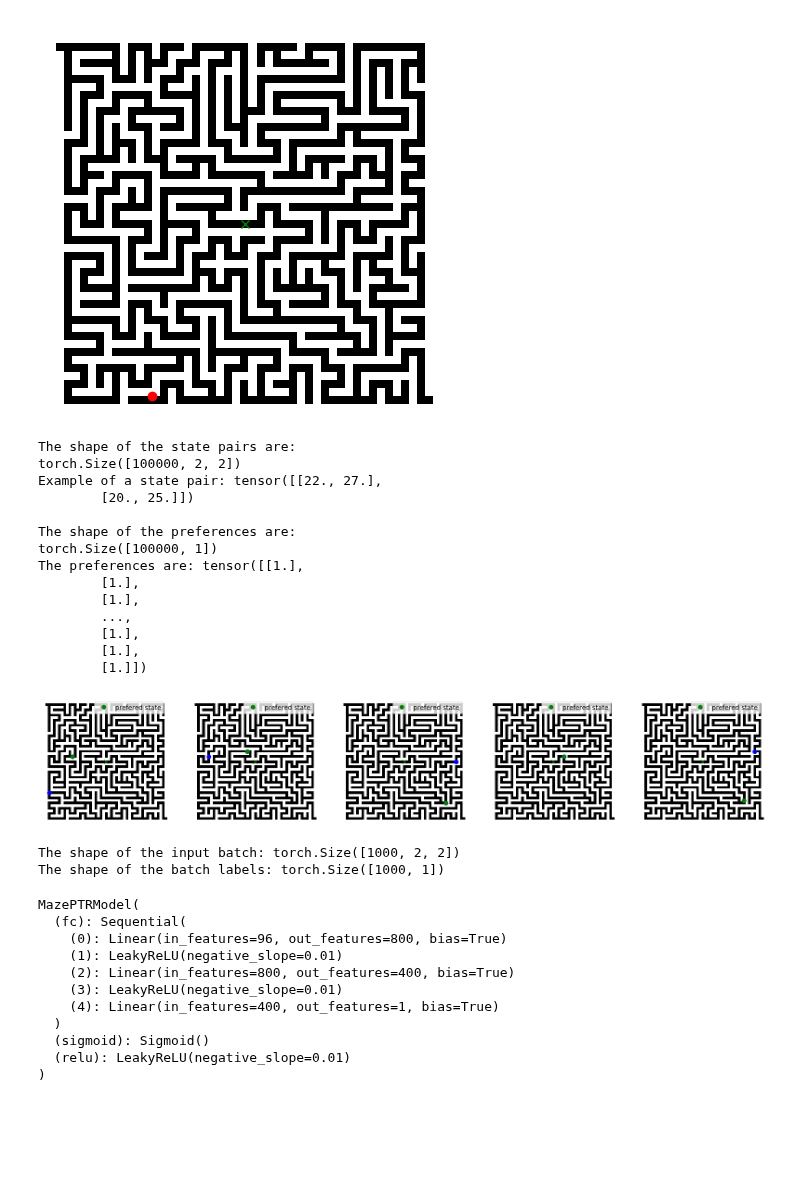
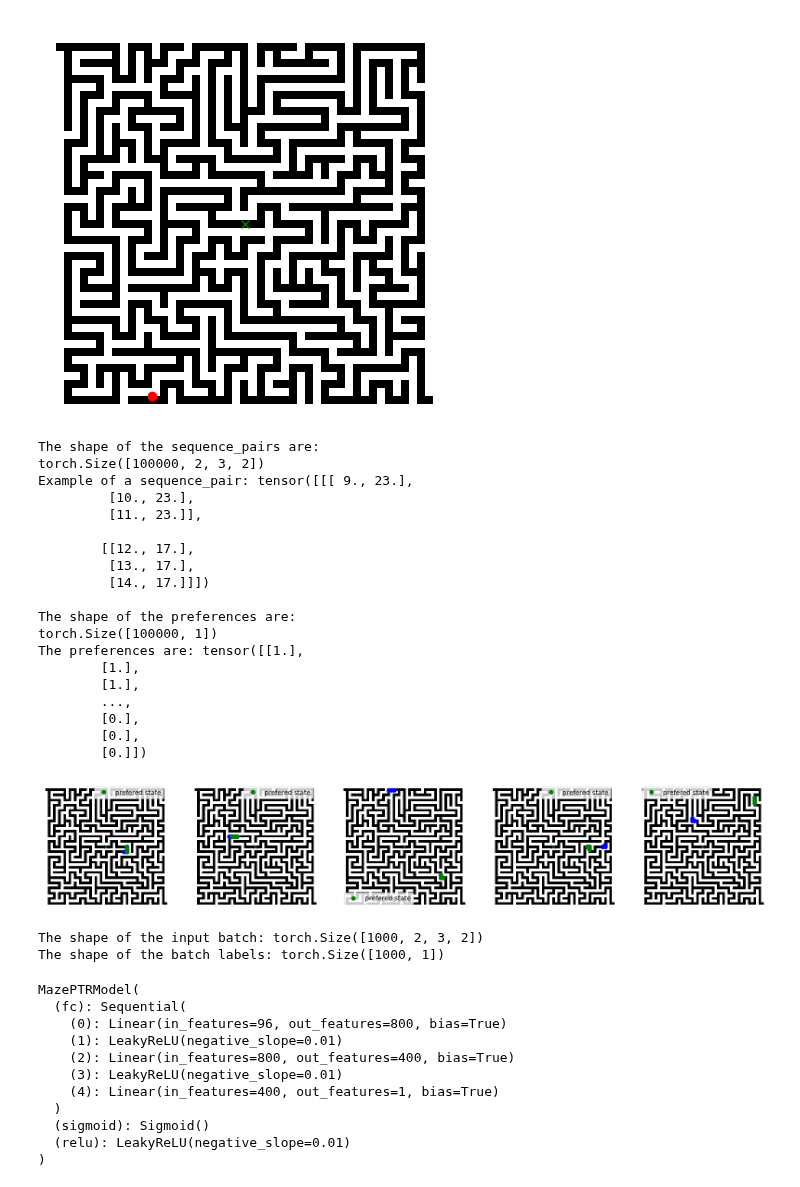
Before and after one commit to Alex427427427/2023_SRP_long_horizon, a Jupyter notebook: maze_world/3_maze_PTR_training.ipynb, the cells around one changed output. Drawn from its saved outputs; the diff is of its cells as text; code cells hidden in the pictures; blank space fills up the shorter version.

Commit message:
altered ptr data and model structure so that sequences can be compared

```diff
--- a/maze_world/3_maze_PTR_training.ipynb
+++ b/maze_world/3_maze_PTR_training.ipynb
@@ -35,58 +21,63 @@ env.plot()
 # %% [output]
 [figure]
 # %%
-# load the state_pairs and preferences.pt
-state_pairs = torch.load(f'{folder}/state_pairs.pt')
+# load the sequence_pairs and preferences.pt
+sequence_pairs = torch.load(f'{folder}/sequence_pairs.pt')
 preferences = torch.load(f'{folder}/preferences.pt')
 
-print("The shape of the state pairs are: \n" + str(state_pairs.size()))
-print("Example of a state pair: " + str(state_pairs[0]))
+print("The shape of the sequence_pairs are: \n" + str(sequence_pairs.size()))
+print("Example of a sequence_pair: " + str(sequence_pairs[0]))
 print("")
 print("The shape of the preferences are: \n" + str(preferences.size()))
 print("The preferences are: " + str(preferences))
 
-num_pairs = state_pairs.size()[0]
+num_pairs = sequence_pairs.size()[0]
 # select 5 random pairs of states, and colour the state that is prefered in green
 num_plot = 5
 # create subplots
 fig, axs = plt.subplots(1, num_plot, figsize=(20,5))
-# plot each state pair
+# plot each sequence_pair
 for i in range(num_plot):
-    # randomly choose a state pair
+    # randomly choose a sequence_pair
     idx = np.random.randint(num_pairs)
-    s1 = state_pairs[idx,0,:]
-    s2 = state_pairs[idx,1,:]
+    s1 = sequence_pairs[idx,0,:]
+    s2 = sequence_pairs[idx,1,:]
     p = preferences[idx,0]
     # plot the first state
     axs[i].imshow(env.occ_map.T, origin="lower",extent=[0,env.Nx,0,env.Ny], cmap='gray')
     axs[i].plot(env.gx+0.5,env.gy+0.5,'gx') # goal location
-    axs[i].plot(s1[0]+0.5,s1[1]+0.5,'bo')
+    axs[i].plot(s1[:,0]+0.5,s1[:,1]+0.5,'bo')
     # plot the second state
-    axs[i].plot(s2[0]+0.5,s2[1]+0.5,'bo')
+    axs[i].plot(s2[:,0]+0.5,s2[:,1]+0.5,'bo')
     # plot the prefered state in green
     if p == 0:
-        axs[i].plot(s1[0]+0.5,s1[1]+0.5,'go', label='prefered state')
+        axs[i].plot(s1[:,0]+0.5,s1[:,1]+0.5,'go', label='prefered state')
     else:
-        axs[i].plot(s2[0]+0.5,s2[1]+0.5,'go', label='prefered state')
+        axs[i].plot(s2[:,0]+0.5,s2[:,1]+0.5,'go', label='prefered state')
     # finish up the rest of the plot settings
     axs[i].legend()
     axs[i].axis('off')
 # %% [output]
-The shape of the state pairs are:
-torch.Size([100000, 2, 2])
-Example of a state pair: tensor([[22., 27.],
-        [20., 25.]])
+The shape of the sequence_pairs are:
+torch.Size([100000, 2, 3, 2])
+Example of a sequence_pair: tensor([[[ 9., 23.],
+         [10., 23.],
+         [11., 23.]],
+
+        [[12., 17.],
+         [13., 17.],
+         [14., 17.]]])
 
 The shape of the preferences are:
 torch.Size([100000, 1])
 The preferences are: tensor([[1.],
         [1.],
         [1.],
         ...,
-        [1.],
-        [1.],
-        [1.]])
+        [0.],
+        [0.],
+        [0.]])
-[figure, old version]
+[figure, new version]
 # %%
 # create dataset
 from torch.utils.data import DataLoader
@@ -105,5 +96,5 @@ class PreferenceDataset(Dataset):
 # %%
-dataset = PreferenceDataset(state_pairs, preferences)
+dataset = PreferenceDataset(sequence_pairs, preferences)
 # split the dataset into train, validation and test
 train_size = int(0.7 * len(dataset))
 val_size = int(0.2 * len(dataset))
@@ -120,7 +111,7 @@ batch = next(iter(train_loader))
 print("The shape of the input batch: " + str(batch[0].shape))
 print("The shape of the batch labels: " + str(batch[1].shape))
 # %% [output]
-The shape of the input batch: torch.Size([1000, 2, 2])
+The shape of the input batch: torch.Size([1000, 2, 3, 2])
 The shape of the batch labels: torch.Size([1000, 1])
 # %%
 import torch.nn as nn
```
Also changed, not shown: parts of 6 cells of this notebook, 23 other files.
